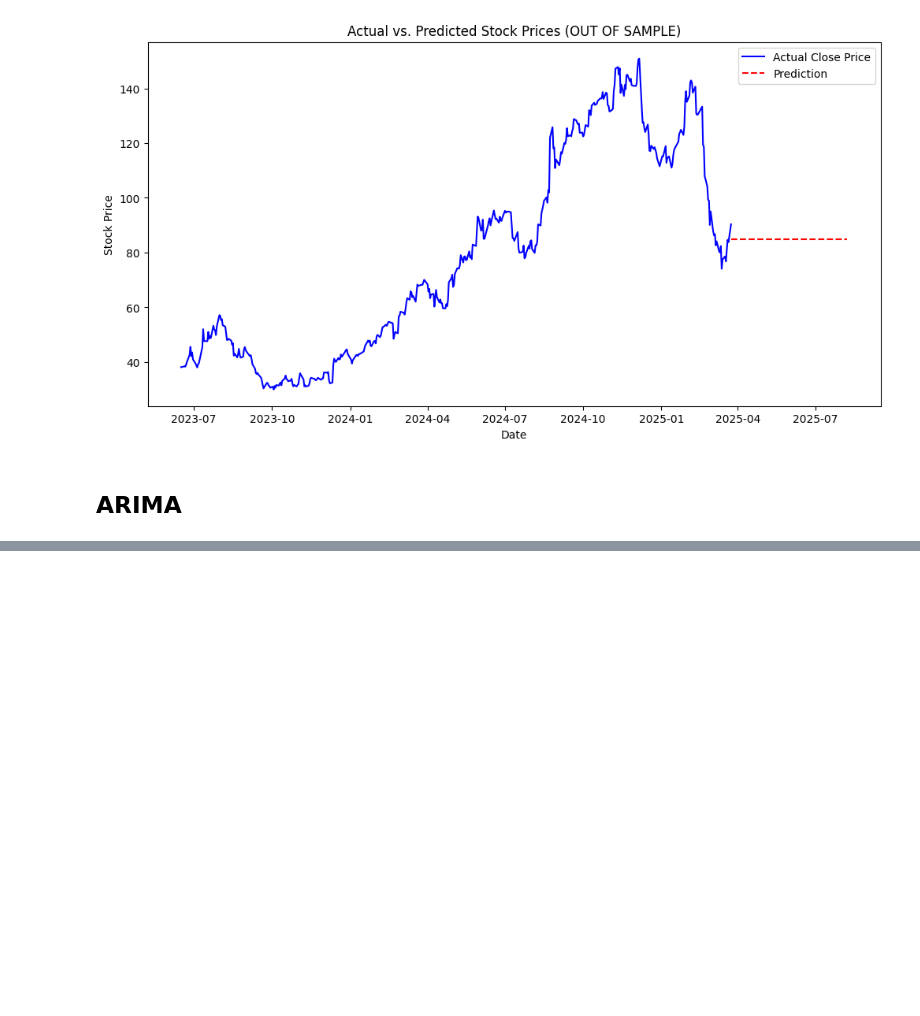
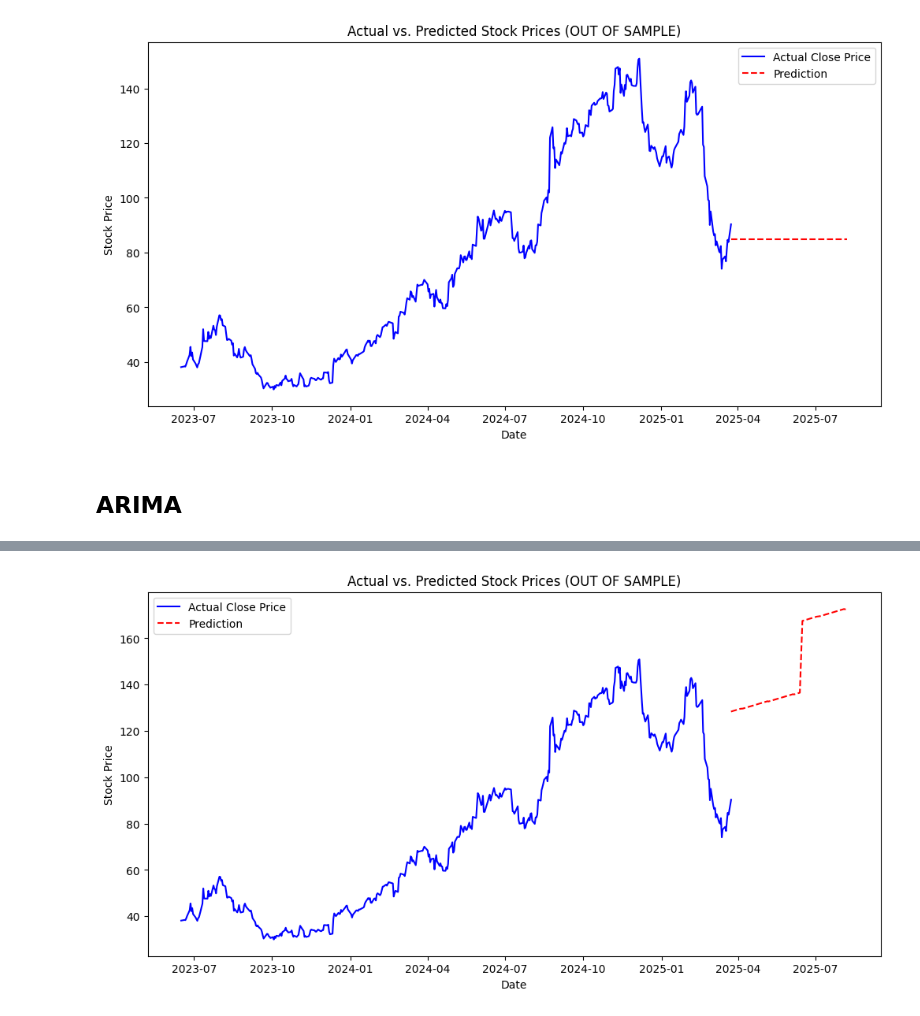
Before and after one commit to mfannin099/Stock_Analysis, a Jupyter notebook: predictions.ipynb, the cells around one changed output, grey strips where cells are left out. Drawn from its saved outputs; the diff is of its cells as text; code cells hidden in the pictures; blank space fills up the shorter version.

```diff
--- a/predictions.ipynb
+++ b/predictions.ipynb
@@ -356,0 +414,38 @@ Mean Absolute Percentage Error (MAPE): 47.56%
+# %%
+## OUT OF SAMPLE
+predictions_df_lin_reg = predictions_df.copy()
+
+reference_date = df_to_model.index.min()
+time_diff = reference_date - df_to_model.index
+df_to_model['days_past'] = time_diff.days
+df_to_model['months_past'] = time_diff.days // 30  # Approximation of months
+df_to_model['years_past'] = time_diff.days // 365  # Approximation of years
+df_to_model[['days_past', 'months_past', 'years_past']] = df_to_model[['days_past', 'months_past', 'years_past']].apply(lambda x: x.abs())
+
+## Feature creation for the predictions
+predictions_df_lin_reg['dt'] = pd.to_datetime(predictions_df_lin_reg['dt'])
+predictions_df_lin_reg['dt'] = predictions_df_lin_reg['dt'].dt.date
+reference_date = pd.to_datetime(reference_date).date()
+time_diff = reference_date - predictions_df_lin_reg['dt']
+
+predictions_df_lin_reg['days_past'] = time_diff.dt.days
+predictions_df_lin_reg['months_past'] = time_diff.dt.days // 30  # Approximation of months
+predictions_df_lin_reg['years_past'] = time_diff.dt.days // 365  # Approximation of years
+predictions_df_lin_reg[['days_past', 'months_past', 'years_past']] = predictions_df_lin_reg[['days_past', 'months_past', 'years_past']].apply(lambda x: x.abs())
+
+X_train = df_to_model[['days_past', 'months_past', 'years_past']]
+y_train = df_to_model['Close']
+
+X_forecast = predictions_df_lin_reg[['days_past', 'months_past', 'years_past']]
+
+model = LinearRegression()
+model.fit(X_train, y_train)
+
+y_pred = model.predict(X_forecast)
+predictions_df_lin_reg['preds'] = y_pred
+
+
+## Plotting Predictions
+plot_oos(df_to_model, predictions_df_lin_reg)
+# %% [output]
+[figure, added]
```
Also changed, not shown: parts of 12 cells of this notebook.
